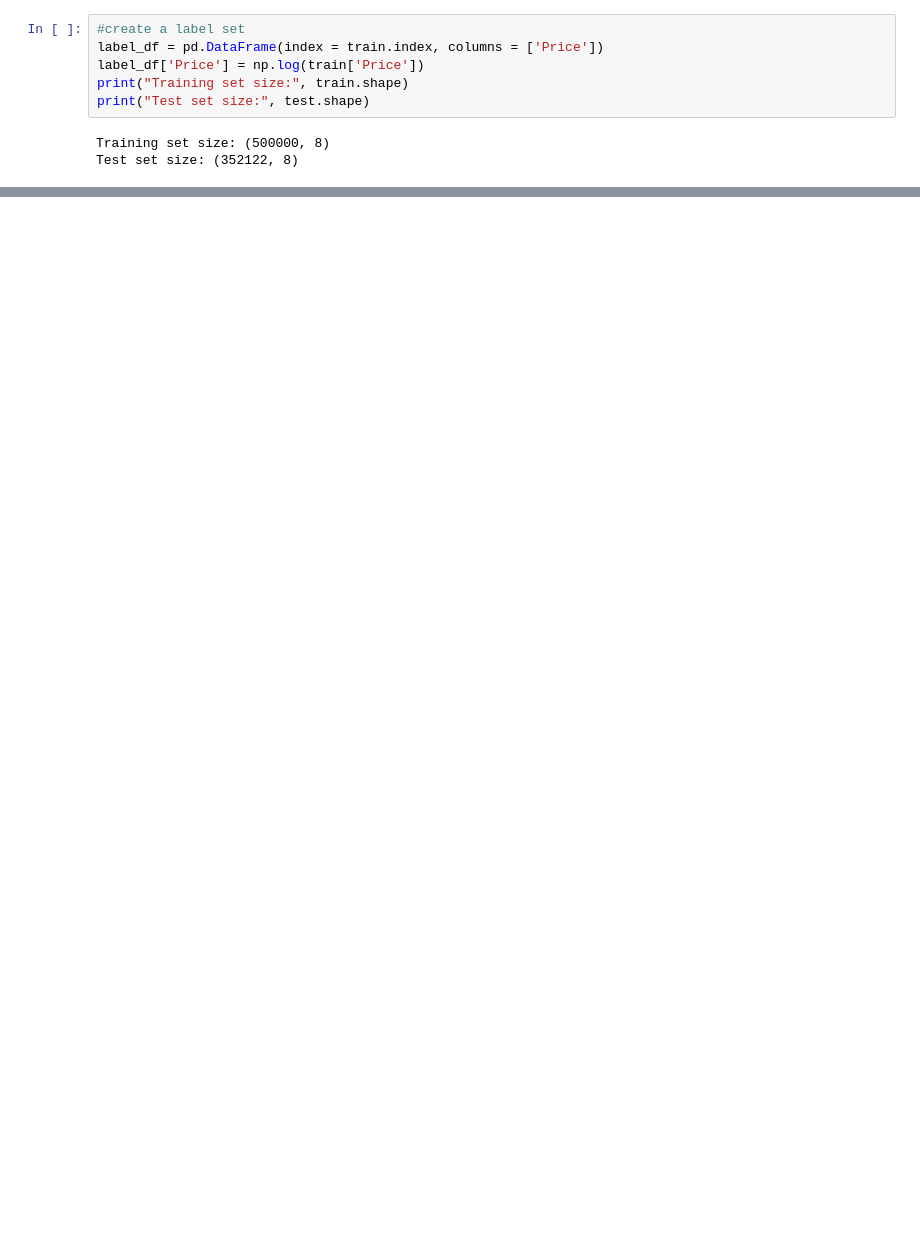
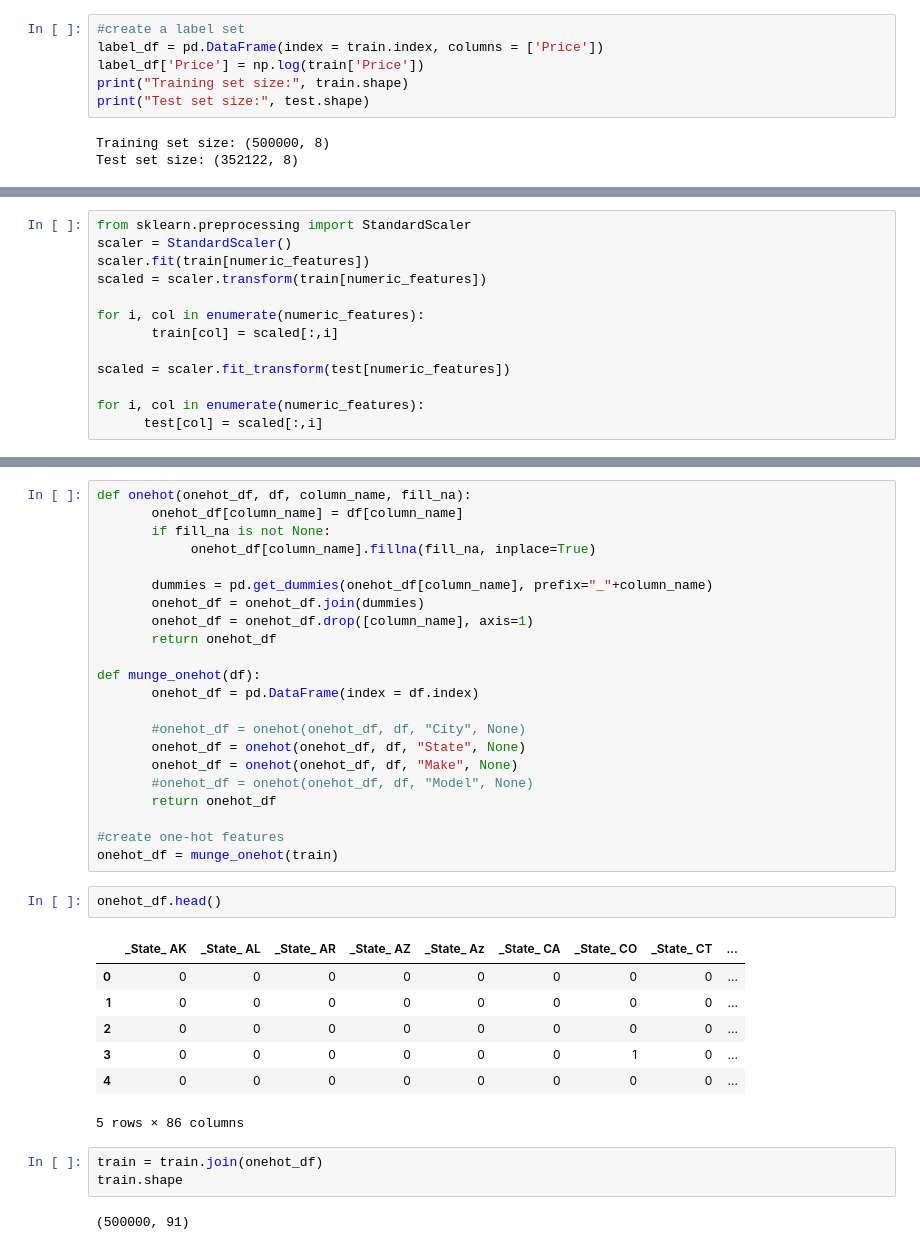
Before and after one commit to MuhammadElsayed/dream_ride_project, a Jupyter notebook: cars.ipynb, the cells around one changed output, grey strips where cells are left out. Saved outputs shown, nothing was run; the diff lists cells and outputs as text; blank space fills up the shorter version.

```diff
--- a/cars.ipynb
+++ b/cars.ipynb
@@ -230,0 +240,13 @@ del test_new['Price']
+# %%
+from sklearn.preprocessing import StandardScaler
+scaler = StandardScaler()
+scaler.fit(train[numeric_features])
+scaled = scaler.transform(train[numeric_features])
+
+for i, col in enumerate(numeric_features):
+       train[col] = scaled[:,i]
+
+scaled = scaler.fit_transform(test[numeric_features])
+
+for i, col in enumerate(numeric_features):
+      test[col] = scaled[:,i]
@@ -230,0 +272,37 @@ del test_new['Price']
+# %%
+def onehot(onehot_df, df, column_name, fill_na):
+       onehot_df[column_name] = df[column_name]
+       if fill_na is not None:
+            onehot_df[column_name].fillna(fill_na, inplace=True)
+
+       dummies = pd.get_dummies(onehot_df[column_name], prefix="_"+column_name)
+       onehot_df = onehot_df.join(dummies)
+       onehot_df = onehot_df.drop([column_name], axis=1)
+       return onehot_df
+
+def munge_onehot(df):
+       onehot_df = pd.DataFrame(index = df.index)
+
+       #onehot_df = onehot(onehot_df, df, "City", None)
+       onehot_df = onehot(onehot_df, df, "State", None)
+       onehot_df = onehot(onehot_df, df, "Make", None)
+       #onehot_df = onehot(onehot_df, df, "Model", None)
+       return onehot_df
+
+#create one-hot features
+onehot_df = munge_onehot(train)
+# %%
+onehot_df.head()
+# %% [output]
+|  | _State_ AK | _State_ AL | _State_ AR | _State_ AZ | _State_ Az | _State_ CA | _State_ CO | _State_ CT | ... |
+| 0 | 0 | 0 | 0 | 0 | 0 | 0 | 0 | 0 | ... |
+| 1 | 0 | 0 | 0 | 0 | 0 | 0 | 0 | 0 | ... |
+| 2 | 0 | 0 | 0 | 0 | 0 | 0 | 0 | 0 | ... |
+| 3 | 0 | 0 | 0 | 0 | 0 | 0 | 1 | 0 | ... |
+| 4 | 0 | 0 | 0 | 0 | 0 | 0 | 0 | 0 | ... |
+5 rows × 86 columns
+# %%
+train = train.join(onehot_df)
+train.shape
+# %% [output]
+(500000, 91)
```
Also changed, not shown: parts of 17 cells of this notebook.
